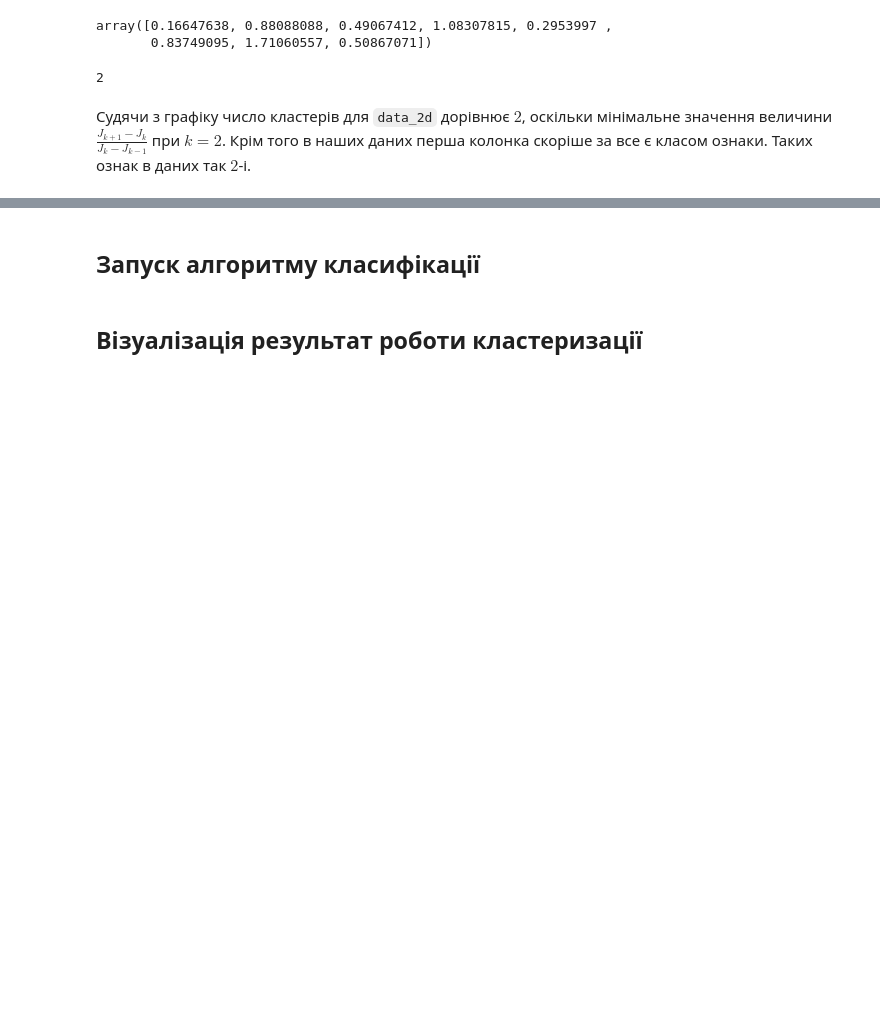
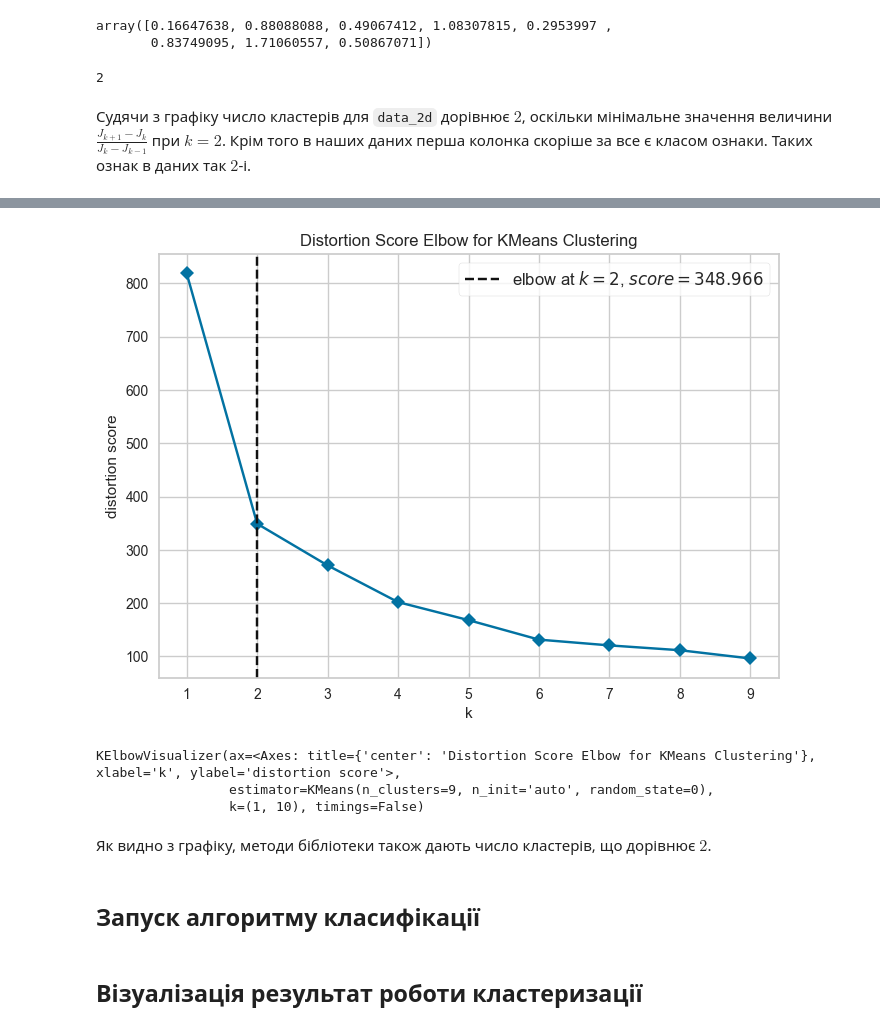
Before and after one commit to sergiokapone/DataScience, a Jupyter notebook: Hw6/Hw6.ipynb, the cells around one changed output, grey strips where cells are left out. Cells and saved outputs as stored; diff of their text form; code cells hidden in the pictures; blank space fills up the shorter version.

```diff
--- a/Hw6/Hw6.ipynb
+++ b/Hw6/Hw6.ipynb
@@ -314,3 +319,12 @@ print(k_opt)
+# %%
+kelbow_visualizer(KMeans(random_state=0, n_init='auto'), X_data_2d, k=(1,10), timings=False)
+# %% [output]
+[figure, added]
+KElbowVisualizer(ax=<Axes: title={'center': 'Distortion Score Elbow for KMeans Clustering'}, xlabel='k', ylabel='distortion score'>,
+                 estimator=KMeans(n_clusters=9, n_init='auto', random_state=0),
+                 k=(1, 10), timings=False)
+# %% [markdown]
+Як видно з графіку, методи бібліотеки також дають число кластерів, що дорівнює $2$.
 # %% [markdown]
 ## Запуск алгоритму класифікації
 # %%
```
Also changed, not shown: parts of 15 cells of this notebook.
